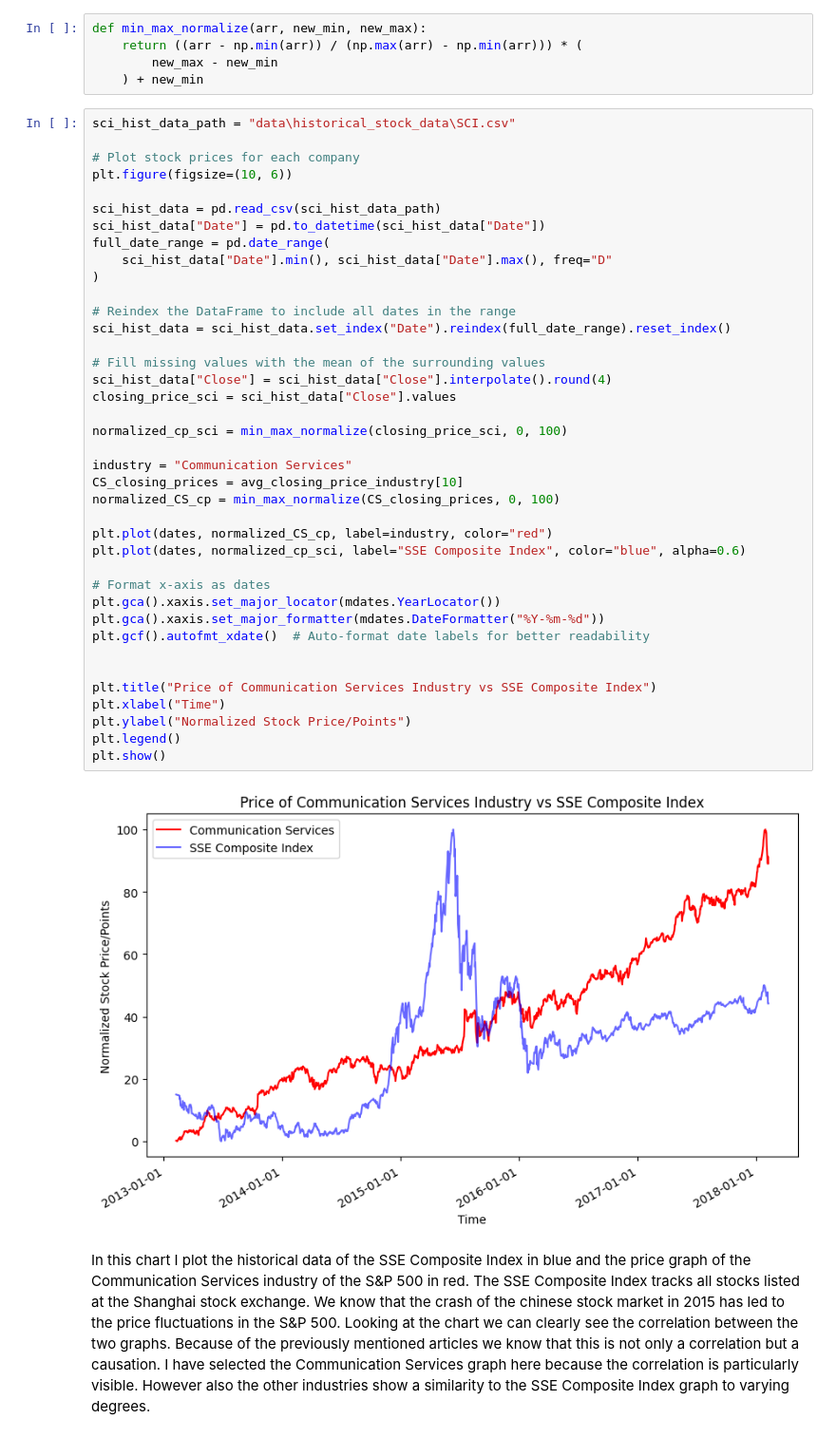
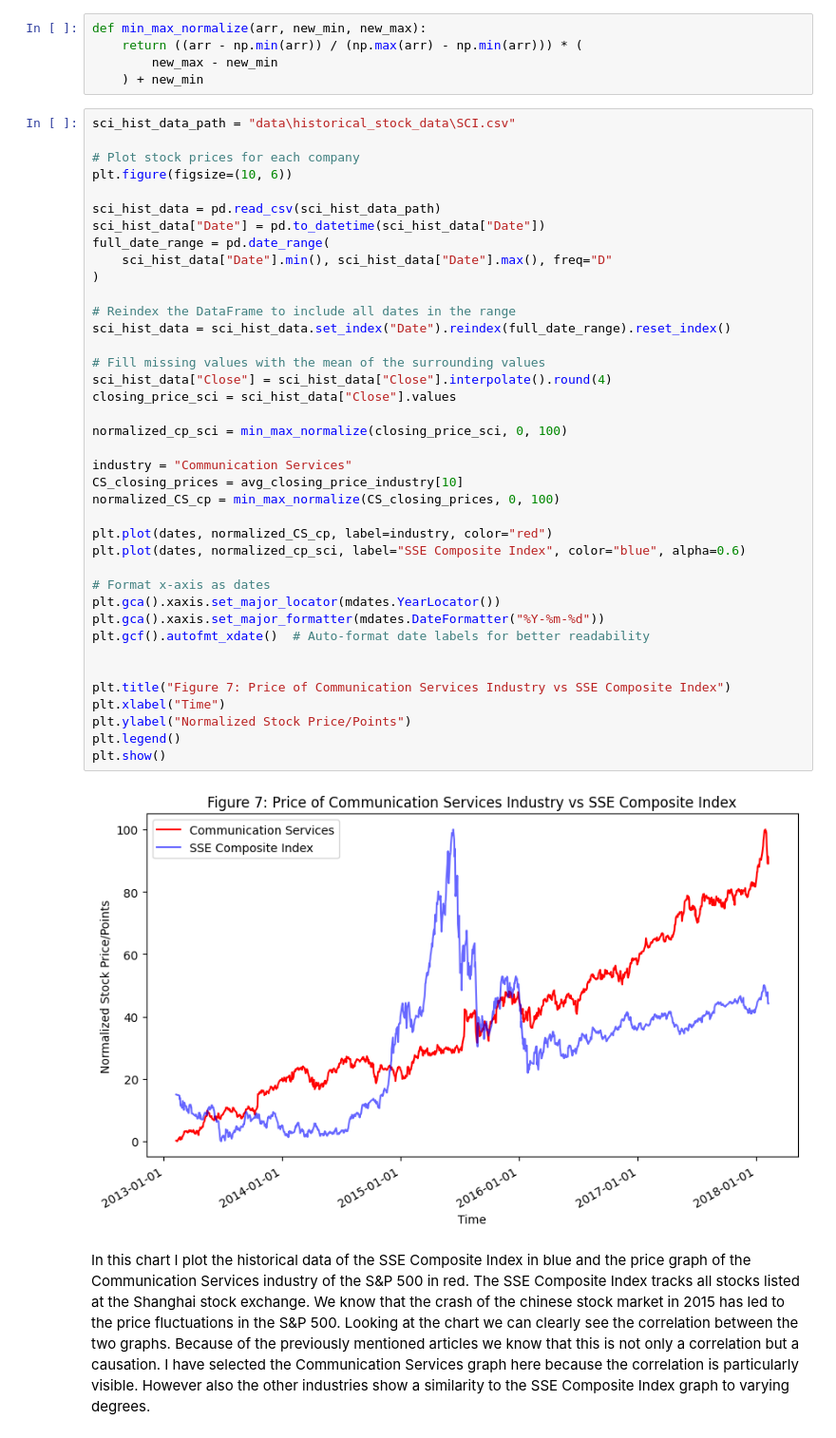
Before and after one commit to radtklau/stock_market, a Jupyter notebook: stock_market.ipynb, the cells around one changed output. Shown at 95% size. Saved outputs shown, nothing was run; the diff lists cells and outputs as text.

```diff
--- a/stock_market.ipynb
+++ b/stock_market.ipynb
@@ -558,34 +619,34 @@ full_date_range = pd.date_range(
     sci_hist_data["Date"].min(), sci_hist_data["Date"].max(), freq="D"
 )
 
 # Reindex the DataFrame to include all dates in the range
 sci_hist_data = sci_hist_data.set_index("Date").reindex(full_date_range).reset_index()
 
 # Fill missing values with the mean of the surrounding values
 sci_hist_data["Close"] = sci_hist_data["Close"].interpolate().round(4)
 closing_price_sci = sci_hist_data["Close"].values
 
 normalized_cp_sci = min_max_normalize(closing_price_sci, 0, 100)
 
 industry = "Communication Services"
 CS_closing_prices = avg_closing_price_industry[10]
 normalized_CS_cp = min_max_normalize(CS_closing_prices, 0, 100)
 
 plt.plot(dates, normalized_CS_cp, label=industry, color="red")
 plt.plot(dates, normalized_cp_sci, label="SSE Composite Index", color="blue", alpha=0.6)
 
 # Format x-axis as dates
 plt.gca().xaxis.set_major_locator(mdates.YearLocator())
 plt.gca().xaxis.set_major_formatter(mdates.DateFormatter("%Y-%m-%d"))
 plt.gcf().autofmt_xdate()  # Auto-format date labels for better readability
 
 
-plt.title("Price of Communication Services Industry vs SSE Composite Index")
+plt.title("Figure 7: Price of Communication Services Industry vs SSE Composite Index")
 plt.xlabel("Time")
 plt.ylabel("Normalized Stock Price/Points")
 plt.legend()
 plt.show()
 # %% [output]
-[figure, old version]
+[figure, new version]
 # %% [markdown]
 In this chart I plot the historical data of the SSE Composite Index in blue and the price graph of the Communication Services industry of the S&P 500 in red. The SSE Composite Index tracks all stocks listed at the Shanghai stock exchange. We know that the crash of the chinese stock market in 2015 has led to the price fluctuations in the S&P 500. Looking at the chart we can clearly see the correlation between the two graphs. Because of the previously mentioned articles we know that this is not only a correlation but a causation. I have selected the Communication Services graph here because the correlation is particularly visible. However also the other industries show a similarity to the SSE Composite Index graph to varying degrees.
```
Also changed, not shown: parts of 36 cells of this notebook.
